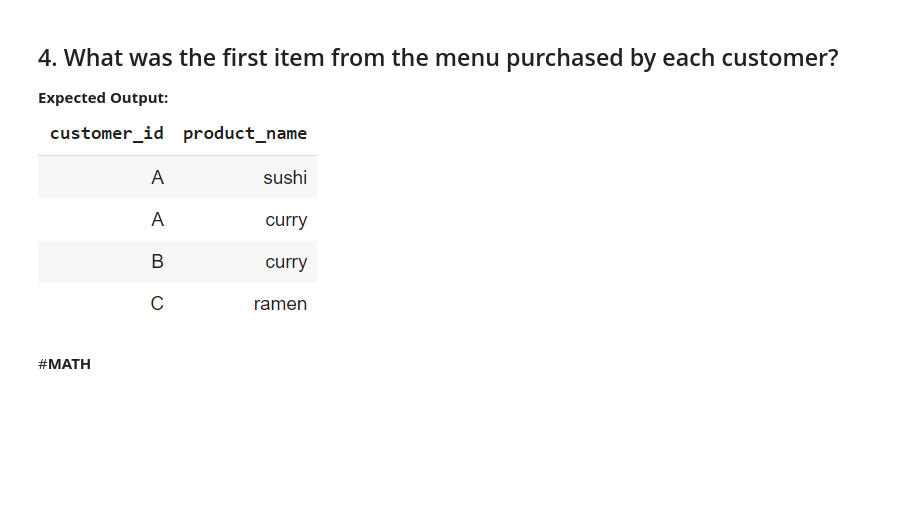
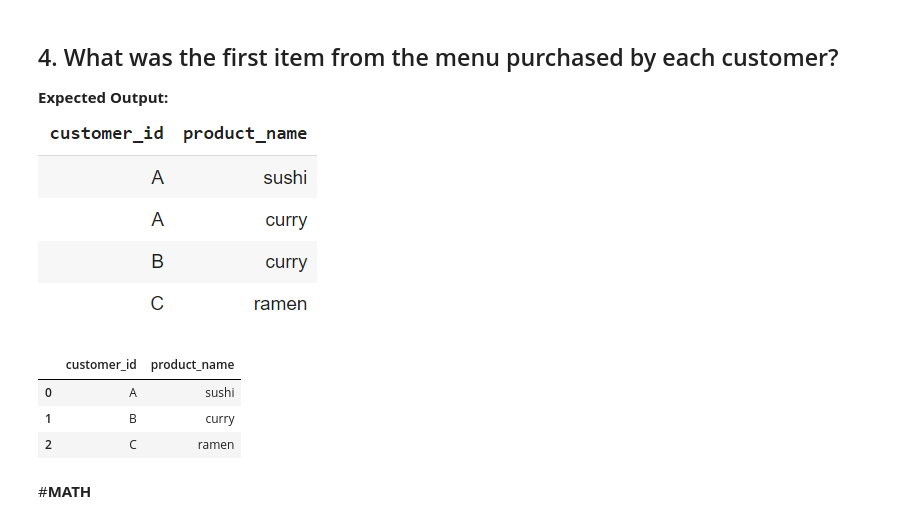
Before and after one commit to vinayakpotdar2114/Daily-Assignemnts, a Jupyter notebook: Assignment_Week_2_Day_2.ipynb, the cells around one changed output. Drawn from its saved outputs; the diff is of its cells as text; code cells hidden in the pictures; blank space fills up the shorter version.

```diff
--- a/Assignment_Week_2_Day_2.ipynb
+++ b/Assignment_Week_2_Day_2.ipynb
@@ -146,3 +154,13 @@ Each of the following case study questions can be answered using a single SQL st
+# %%
+# Write Your code here.
+mysql('''SELECT a.customer_id, b.product_name from sales as a join menu as b ON a.product_id = b.product_id GROUP BY customer_id''')
+
+#THB I am not enjoying SQL at all, but it gives a false sense of accomplishment even after writing such queries. So I'll keep working on it.
+# %% [output]
+|  | customer_id | product_name |
+| 0 | A | sushi |
+| 1 | B | curry |
+| 2 | C | ramen |
 # %% [markdown]
 #**MATH**
 # %% [markdown]
```
Also changed, not shown: parts of 7 cells of this notebook.
